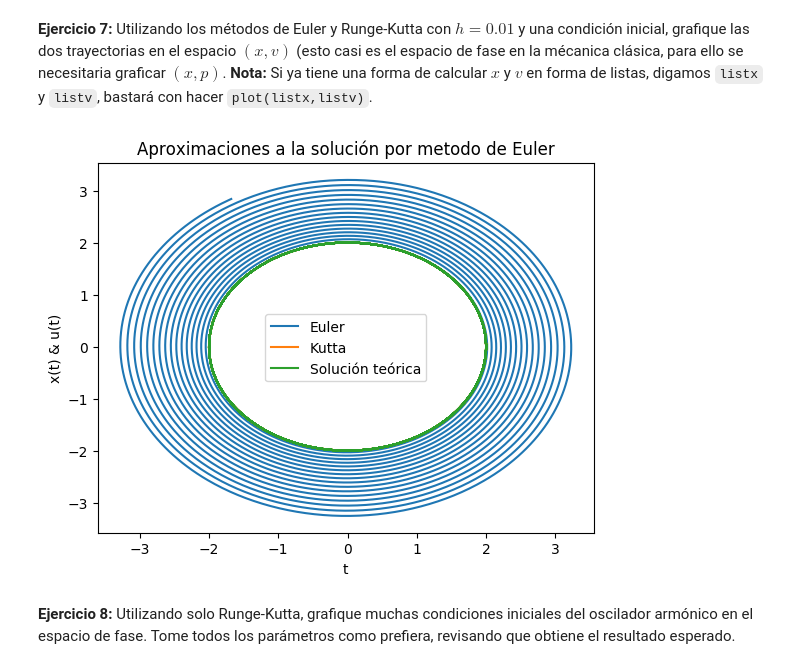
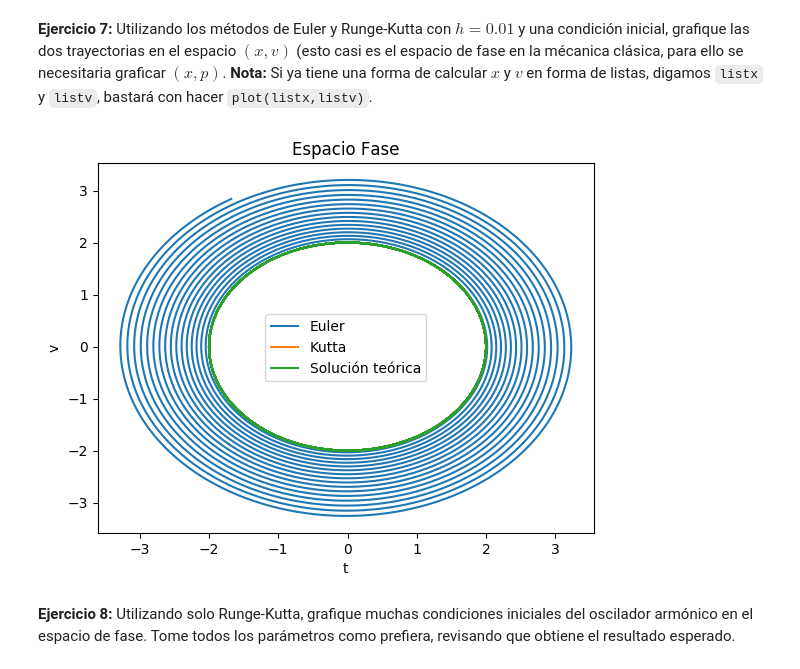
Before and after one commit to DianaLopezAngeles/Fisica_Computacional_Lopez_Angeles, a Jupyter notebook: Tarea_12.ipynb, the cells around one changed output. Cells and saved outputs as stored; diff of their text form; code cells hidden in the pictures.

```diff
--- a/Tarea_12.ipynb
+++ b/Tarea_12.ipynb
@@ -339,14 +339,14 @@ listx_derivada_solucion_teorica=2*cos.(lista);
 # %%
 #finalmente graficamos:
 xlabel("t")
-ylabel("x(t) & u(t)")
-title("Aproximaciones a la solución por metodo de Euler")
+ylabel("v")
+title("Espacio Fase")
 plot(listx1_euler,listx2_euler, label="Euler");
 plot(listx1_kutta,listx2_kutta, label="Kutta");
 plot(listx_solucion_teorica,listx_derivada_solucion_teorica, label="Solución teórica");
 legend();
 # %% [output]
-[figure, old version]
+[figure, new version]
 # %% [markdown]
 __Ejercicio 8:__ Utilizando solo Runge-Kutta, grafique muchas condiciones iniciales del oscilador armónico en el espacio de fase. Tome todos los parámetros como prefiera, revisando que obtiene el resultado esperado.
 # %%
```
Also changed, not shown: parts of 2 cells of this notebook.
